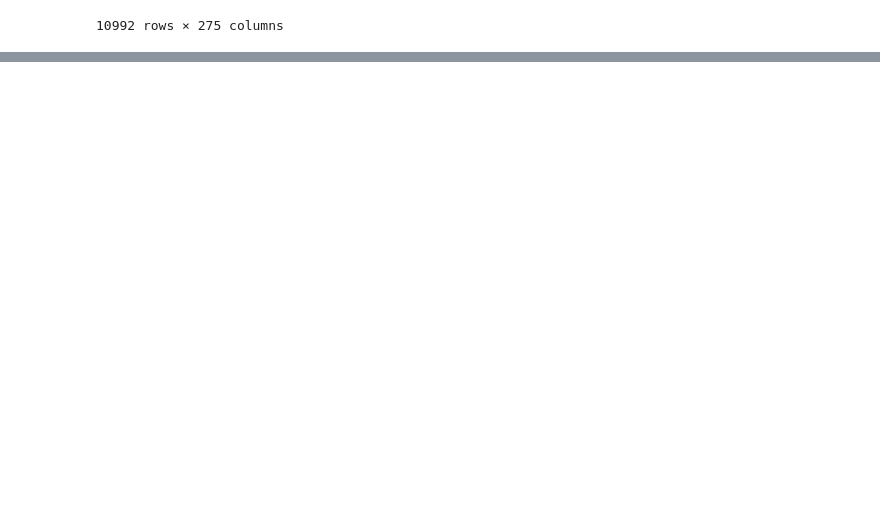
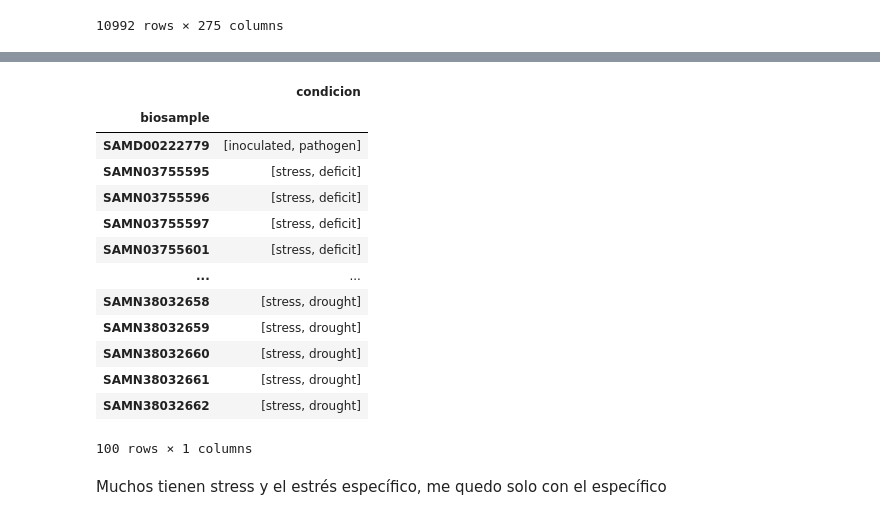
Before and after one commit to freire-guido/soy-biomarkers, a Jupyter notebook: estres/sample.ipynb, the cells around one changed output, grey strips where cells are left out. Saved outputs shown, nothing was run; the diff lists cells and outputs as text; code cells hidden in the pictures; blank space fills up the shorter version.

```diff
--- a/estres/sample.ipynb
+++ b/estres/sample.ipynb
@@ -25,0 +132,19 @@ def matching_cols(row, pat):
+# %%
+condicion.loc[~control & (condicion.loc[~control, 'condicion'].map(len) > 1)]
+# %% [output]
+|  | condicion |
+| biosample |  |
+| SAMD00222779 | [inoculated, pathogen] |
+| SAMN03755595 | [stress, deficit] |
+| SAMN03755596 | [stress, deficit] |
+| SAMN03755597 | [stress, deficit] |
+| SAMN03755601 | [stress, deficit] |
+| ... | ... |
+| SAMN38032658 | [stress, drought] |
+| SAMN38032659 | [stress, drought] |
+| SAMN38032660 | [stress, drought] |
+| SAMN38032661 | [stress, drought] |
+| SAMN38032662 | [stress, drought] |
+100 rows × 1 columns
+# %% [markdown]
+Muchos tienen stress y el estrés específico, me quedo solo con el específico
```
Also changed, not shown: parts of 13 cells of this notebook, 2 other files.
